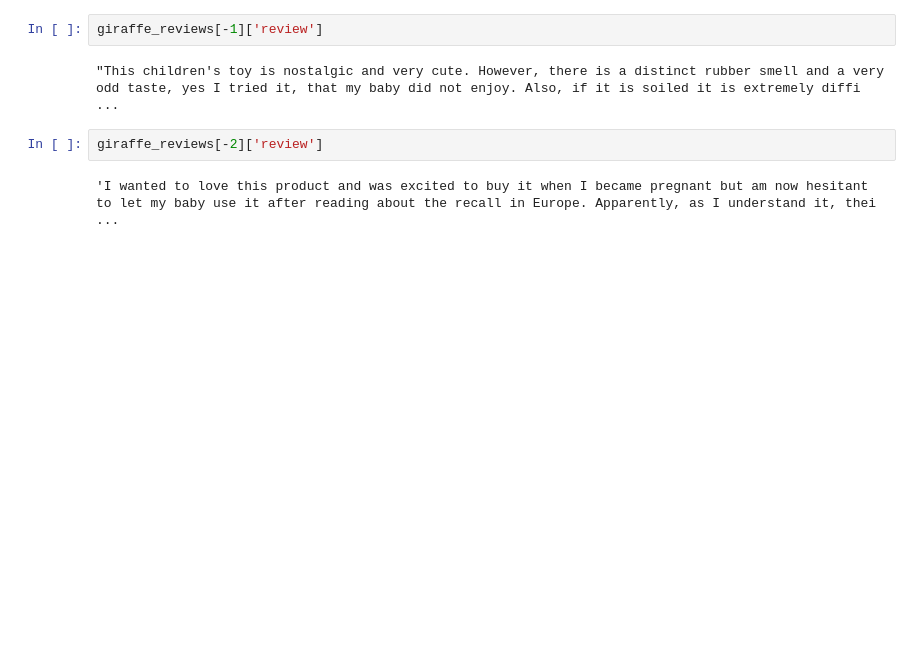
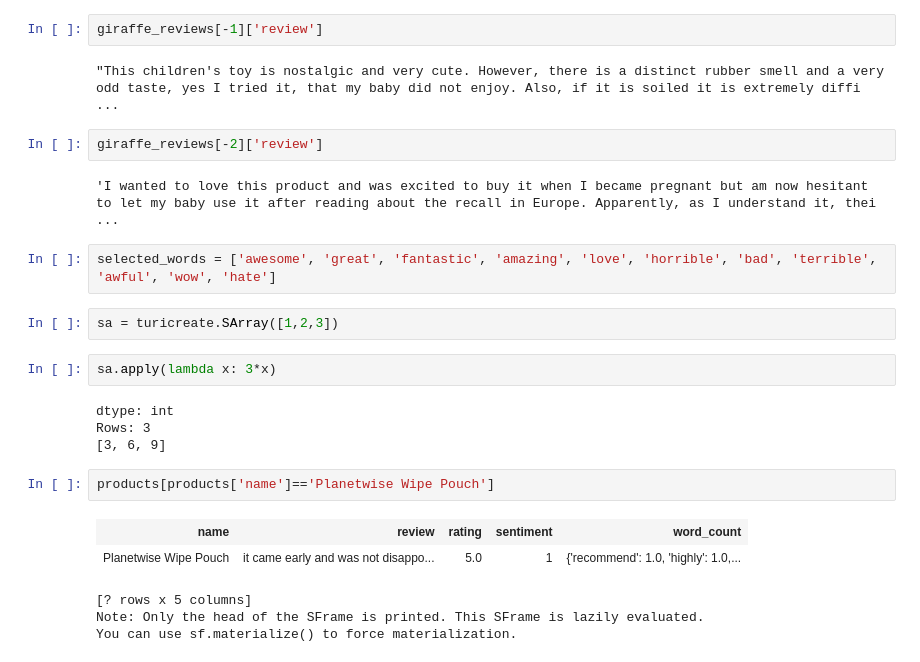
Before and after one commit to oscardduar/DataScience2_AmaznClasification, a Jupyter notebook: FND03-NB01.ipynb, the cells around one changed output. Saved outputs shown, nothing was run; the diff lists cells and outputs as text; blank space fills up the shorter version.

```diff
--- a/FND03-NB01.ipynb
+++ b/FND03-NB01.ipynb
@@ -290,3 +293,21 @@ giraffe_reviews[-1]['review']
 giraffe_reviews[-2]['review']
 # %% [output]
 'I wanted to love this product and was excited to buy it when I became pregnant but am now hesitant to let my baby use it after reading about the recall in Europe. Apparently, as I understand it, thei ...
+# %%
+selected_words = ['awesome', 'great', 'fantastic', 'amazing', 'love', 'horrible', 'bad', 'terrible', 'awful', 'wow', 'hate']
+# %%
+sa = turicreate.SArray([1,2,3])
+# %%
+sa.apply(lambda x: 3*x)
+# %% [output]
+dtype: int
+Rows: 3
+[3, 6, 9]
+# %%
+products[products['name']=='Planetwise Wipe Pouch']
+# %% [output]
+| name | review | rating | sentiment | word_count |
+| Planetwise Wipe Pouch | it came early and was not disappo... | 5.0 | 1 | {'recommend': 1.0, 'highly': 1.0,... |
+[? rows x 5 columns]
+Note: Only the head of the SFrame is printed. This SFrame is lazily evaluated.
+You can use sf.materialize() to force materialization.
```
Also changed, not shown: parts of 4 cells of this notebook.
